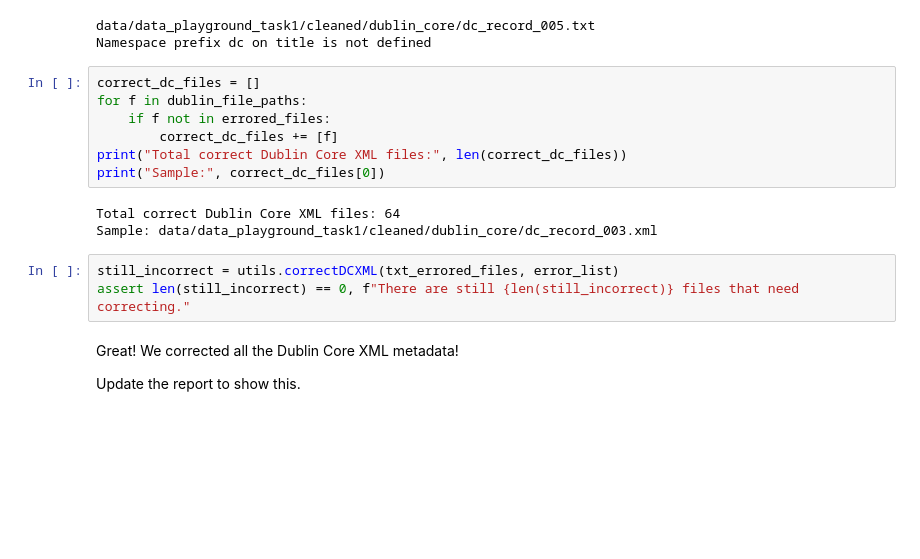
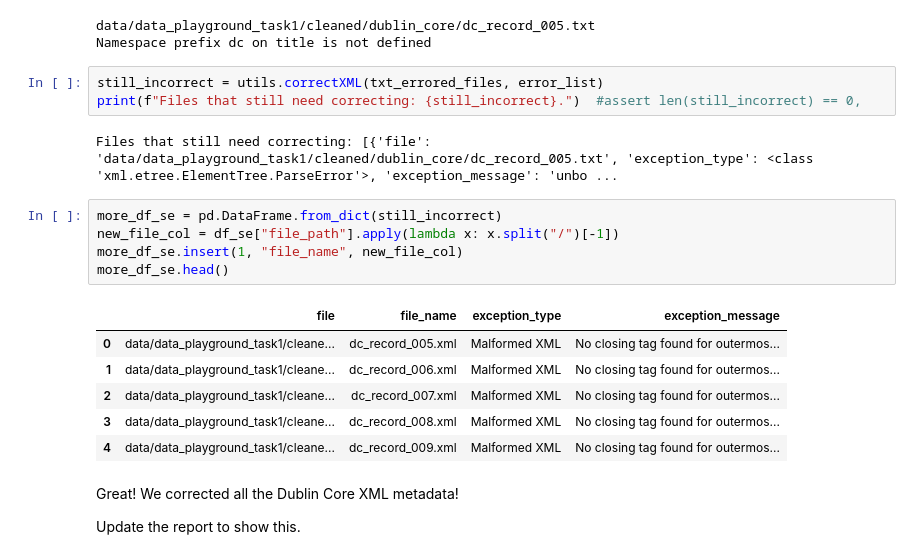
Before and after one commit to thegoose20/lada-eval, a Jupyter notebook: evaluation-syntax.ipynb, the cells around one changed output. Drawn from its saved outputs; the diff is of its cells as text; blank space fills up the shorter version.

```diff
--- a/evaluation-syntax.ipynb
+++ b/evaluation-syntax.ipynb
@@ -244,19 +291,23 @@ print(error_list[0])
 # %% [output]
 data/data_playground_task1/cleaned/dublin_core/dc_record_005.txt
 Namespace prefix dc on title is not defined
-# %%
-correct_dc_files = []
-for f in dublin_file_paths:
-    if f not in errored_files:
-        correct_dc_files += [f]
-print("Total correct Dublin Core XML files:", len(correct_dc_files))
-print("Sample:", correct_dc_files[0])
-# %% [output]
-Total correct Dublin Core XML files: 64
-Sample: data/data_playground_task1/cleaned/dublin_core/dc_record_003.xml
 # %%
-still_incorrect = utils.correctDCXML(txt_errored_files, error_list)
-assert len(still_incorrect) == 0, f"There are still {len(still_incorrect)} files that need correcting."
+still_incorrect = utils.correctXML(txt_errored_files, error_list)
+print(f"Files that still need correcting: {still_incorrect}.")  #assert len(still_incorrect) == 0,
+# %% [output]
+Files that still need correcting: [{'file': 'data/data_playground_task1/cleaned/dublin_core/dc_record_005.txt', 'exception_type': <class 'xml.etree.ElementTree.ParseError'>, 'exception_message': 'unbo ...
+# %%
+more_df_se = pd.DataFrame.from_dict(still_incorrect)
+new_file_col = df_se["file_path"].apply(lambda x: x.split("/")[-1])
+more_df_se.insert(1, "file_name", new_file_col)
+more_df_se.head()
+# %% [output]
+|  | file | file_name | exception_type | exception_message |
+| 0 | data/data_playground_task1/cleane... | dc_record_005.xml | Malformed XML | No closing tag found for outermos... |
+| 1 | data/data_playground_task1/cleane... | dc_record_006.xml | Malformed XML | No closing tag found for outermos... |
+| 2 | data/data_playground_task1/cleane... | dc_record_007.xml | Malformed XML | No closing tag found for outermos... |
+| 3 | data/data_playground_task1/cleane... | dc_record_008.xml | Malformed XML | No closing tag found for outermos... |
+| 4 | data/data_playground_task1/cleane... | dc_record_009.xml | Malformed XML | No closing tag found for outermos... |
 # %% [markdown]
 Great!  We corrected all the Dublin Core XML metadata!
 
```
Also changed, not shown: parts of 16 cells of this notebook, 1 other file.
